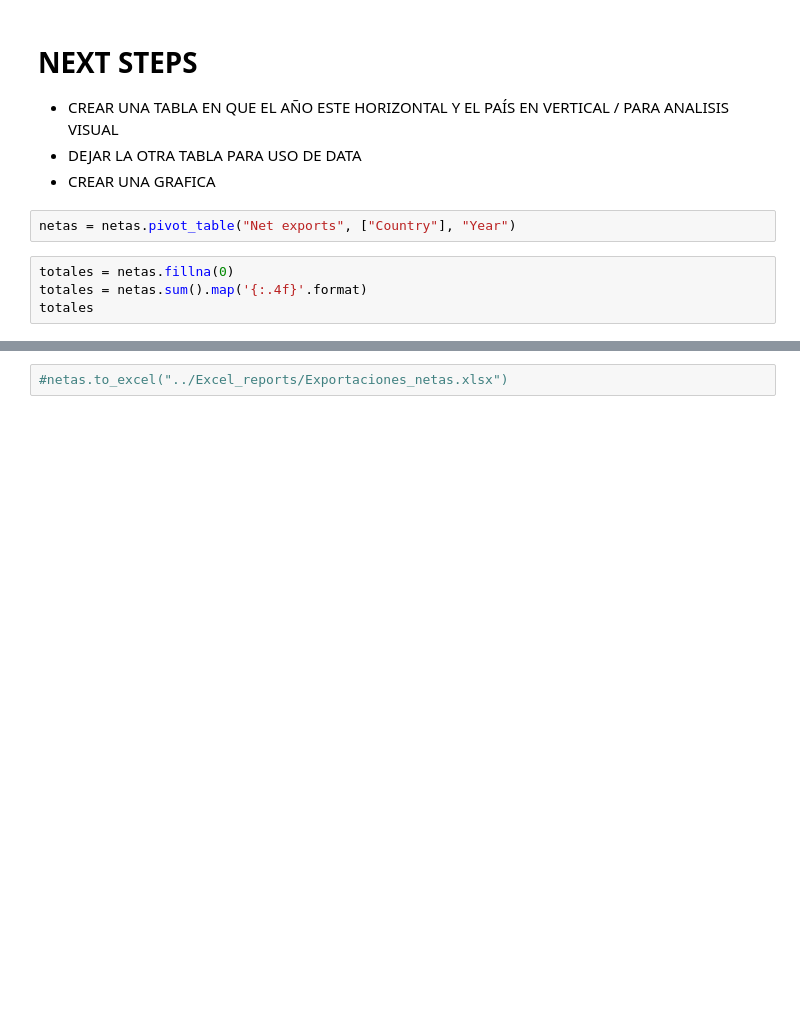
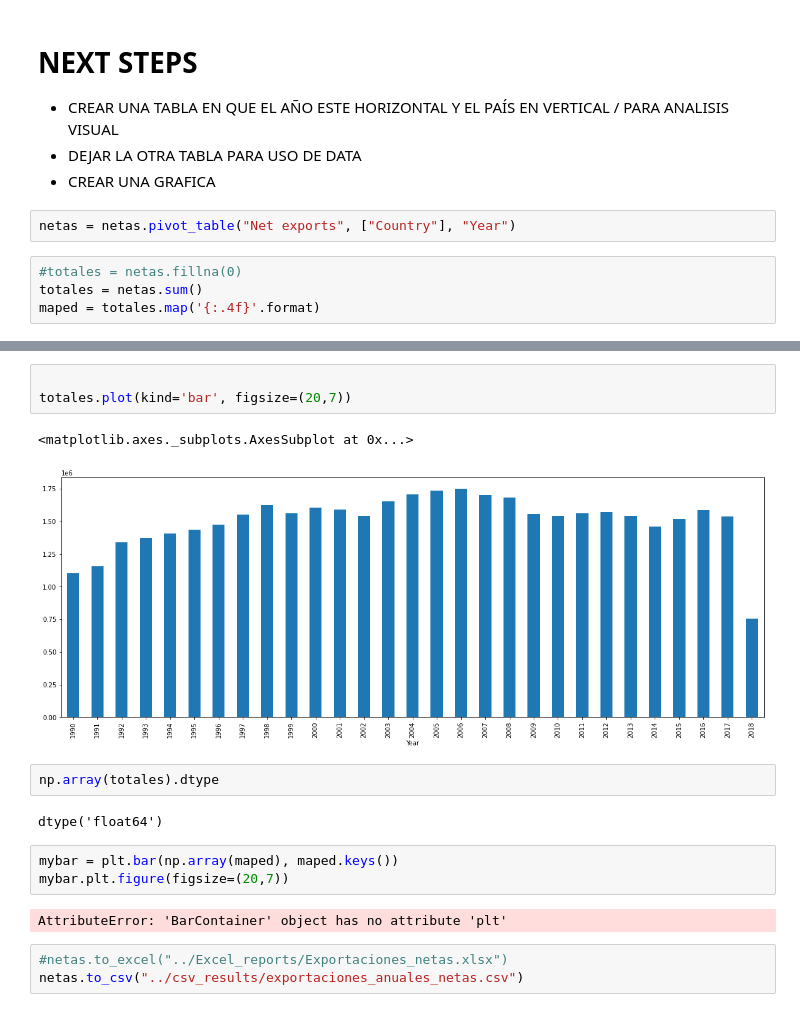
Before and after one commit to DenebAguirre/PetroleoArellanes, a Jupyter notebook: Notebooks/Exportaciones_Importaciones.ipynb, the cells around one changed output, grey strips where cells are left out. Cells and saved outputs as stored; diff of their text form; blank space fills up the shorter version.

Commit message:
Export to csv

```diff
--- a/Notebooks/Exportaciones_Importaciones.ipynb
+++ b/Notebooks/Exportaciones_Importaciones.ipynb
@@ -104,6 +106,6 @@ netas.head()
 # %%
 netas = netas.pivot_table("Net exports", ["Country"], "Year")
 # %%
-totales = netas.fillna(0)
-totales = netas.sum().map('{:.4f}'.format)
-totales
+#totales = netas.fillna(0)
+totales = netas.sum()
+maped = totales.map('{:.4f}'.format)
@@ -147,2 +112,18 @@ dtype: object
+# %%
+
+totales.plot(kind='bar', figsize=(20,7))
+# %% [output]
+<matplotlib.axes._subplots.AxesSubplot at 0x...>
+[figure, added]
+# %%
+np.array(totales).dtype
+# %% [output]
+dtype('float64')
+# %%
+mybar = plt.bar(np.array(maped), maped.keys())
+mybar.plt.figure(figsize=(20,7))
+# %% [output]
+AttributeError: 'BarContainer' object has no attribute 'plt'
 # %%
 #netas.to_excel("../Excel_reports/Exportaciones_netas.xlsx")
+netas.to_csv("../csv_results/exportaciones_anuales_netas.csv")
```
Also changed, not shown: parts of 3 cells of this notebook, 3 other files.
